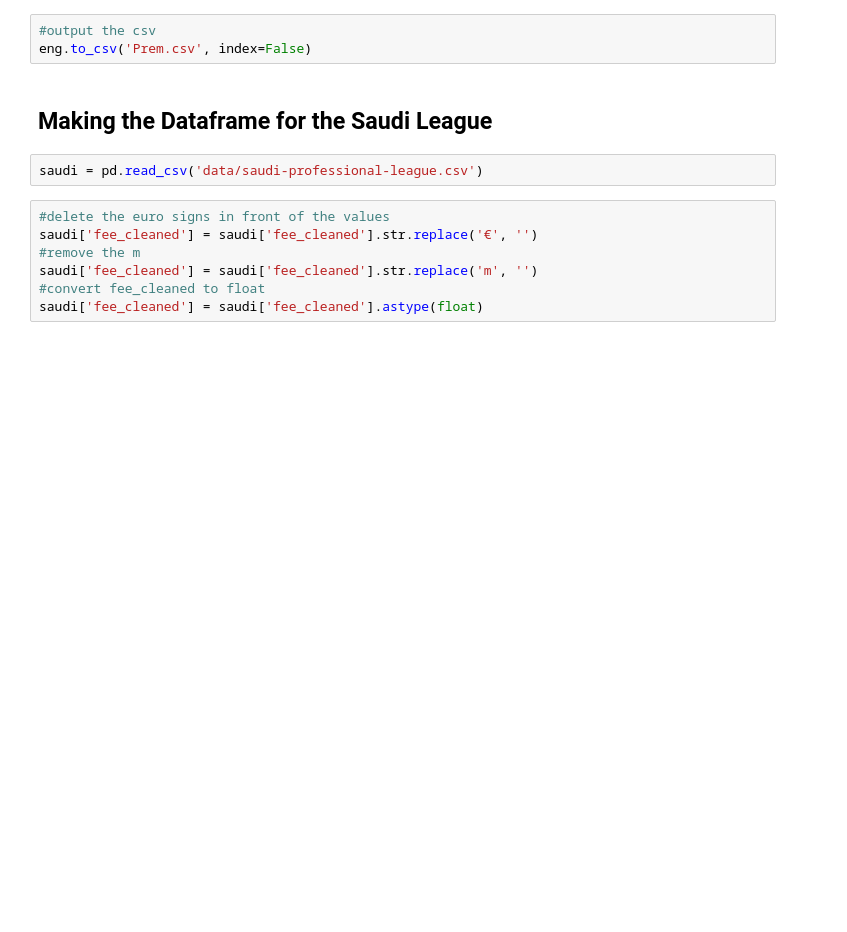
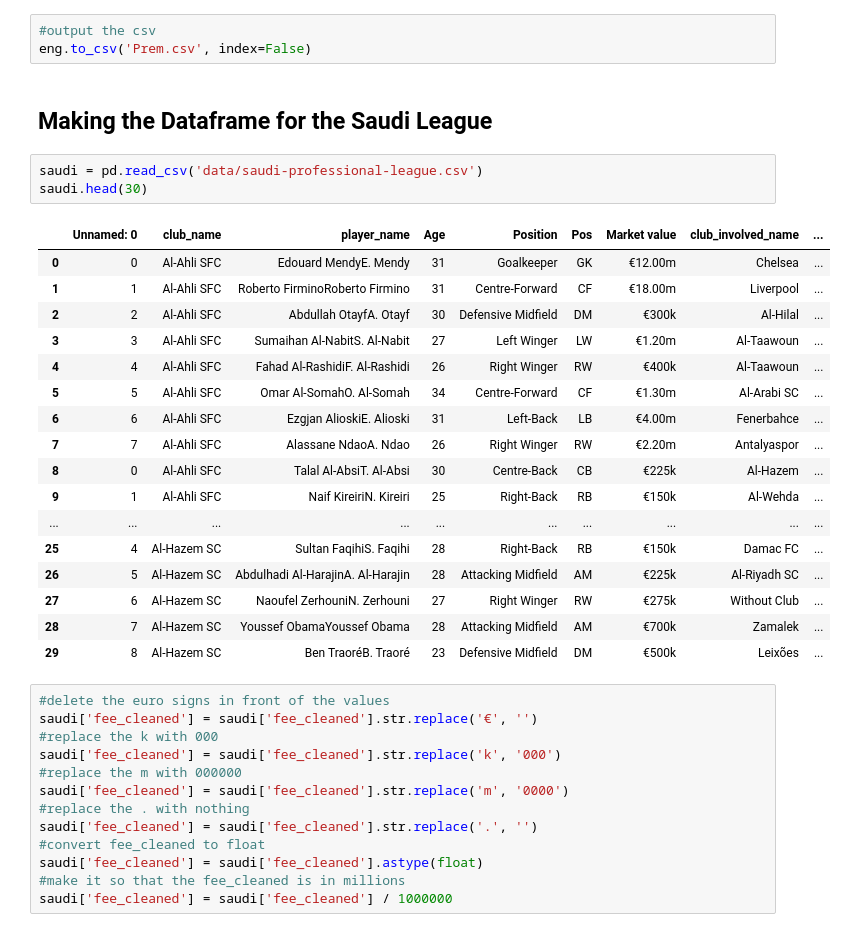
Before and after one commit to AhanPenkar/live-transfers, a Jupyter notebook: clean.ipynb, the cells around one changed output. Drawn from its saved outputs; the diff is of its cells as text; blank space fills up the shorter version.

```diff
--- a/clean.ipynb
+++ b/clean.ipynb
@@ -86,13 +80,38 @@ eng.to_csv('Prem.csv', index=False)
 ## Making the Dataframe for the Saudi League
 # %%
 saudi = pd.read_csv('data/saudi-professional-league.csv')
+saudi.head(30)
+# %% [output]
+|  | Unnamed: 0 | club_name | player_name | Age | Position | Pos | Market value | club_involved_name | ... |
+| 0 | 0 | Al-Ahli SFC | Edouard MendyE. Mendy | 31 | Goalkeeper | GK | €12.00m | Chelsea | ... |
+| 1 | 1 | Al-Ahli SFC | Roberto FirminoRoberto Firmino | 31 | Centre-Forward | CF | €18.00m | Liverpool | ... |
+| 2 | 2 | Al-Ahli SFC | Abdullah OtayfA. Otayf | 30 | Defensive Midfield | DM | €300k | Al-Hilal | ... |
+| 3 | 3 | Al-Ahli SFC | Sumaihan Al-NabitS. Al-Nabit | 27 | Left Winger | LW | €1.20m | Al-Taawoun | ... |
+| 4 | 4 | Al-Ahli SFC | Fahad Al-RashidiF. Al-Rashidi | 26 | Right Winger | RW | €400k | Al-Taawoun | ... |
+| 5 | 5 | Al-Ahli SFC | Omar Al-SomahO. Al-Somah | 34 | Centre-Forward | CF | €1.30m | Al-Arabi SC | ... |
+| 6 | 6 | Al-Ahli SFC | Ezgjan AlioskiE. Alioski | 31 | Left-Back | LB | €4.00m | Fenerbahce | ... |
+| 7 | 7 | Al-Ahli SFC | Alassane NdaoA. Ndao | 26 | Right Winger | RW | €2.20m | Antalyaspor | ... |
+| 8 | 0 | Al-Ahli SFC | Talal Al-AbsiT. Al-Absi | 30 | Centre-Back | CB | €225k | Al-Hazem | ... |
+| 9 | 1 | Al-Ahli SFC | Naif KireiriN. Kireiri | 25 | Right-Back | RB | €150k | Al-Wehda | ... |
+| ... | ... | ... | ... | ... | ... | ... | ... | ... | ... |
+| 25 | 4 | Al-Hazem SC | Sultan FaqihiS. Faqihi | 28 | Right-Back | RB | €150k | Damac FC | ... |
+| 26 | 5 | Al-Hazem SC | Abdulhadi Al-HarajinA. Al-Harajin | 28 | Attacking Midfield | AM | €225k | Al-Riyadh SC | ... |
+| 27 | 6 | Al-Hazem SC | Naoufel ZerhouniN. Zerhouni | 27 | Right Winger | RW | €275k | Without Club | ... |
+| 28 | 7 | Al-Hazem SC | Youssef ObamaYoussef Obama | 28 | Attacking Midfield | AM | €700k | Zamalek | ... |
+| 29 | 8 | Al-Hazem SC | Ben TraoréB. Traoré | 23 | Defensive Midfield | DM | €500k | Leixões | ... |
 # %%
 #delete the euro signs in front of the values
 saudi['fee_cleaned'] = saudi['fee_cleaned'].str.replace('€', '')
-#remove the m
-saudi['fee_cleaned'] = saudi['fee_cleaned'].str.replace('m', '')
+#replace the k with 000
+saudi['fee_cleaned'] = saudi['fee_cleaned'].str.replace('k', '000')
+#replace the m with 000000
+saudi['fee_cleaned'] = saudi['fee_cleaned'].str.replace('m', '0000')
+#replace the . with nothing
+saudi['fee_cleaned'] = saudi['fee_cleaned'].str.replace('.', '')
 #convert fee_cleaned to float
 saudi['fee_cleaned'] = saudi['fee_cleaned'].astype(float)
+#make it so that the fee_cleaned is in millions
+saudi['fee_cleaned'] = saudi['fee_cleaned'] / 1000000
 # %%
 #remove where fee_cleaned is nan
 saudi = saudi.dropna(subset=['fee_cleaned'])
```
Also changed, not shown: parts of 3 cells of this notebook, 11 other files.
